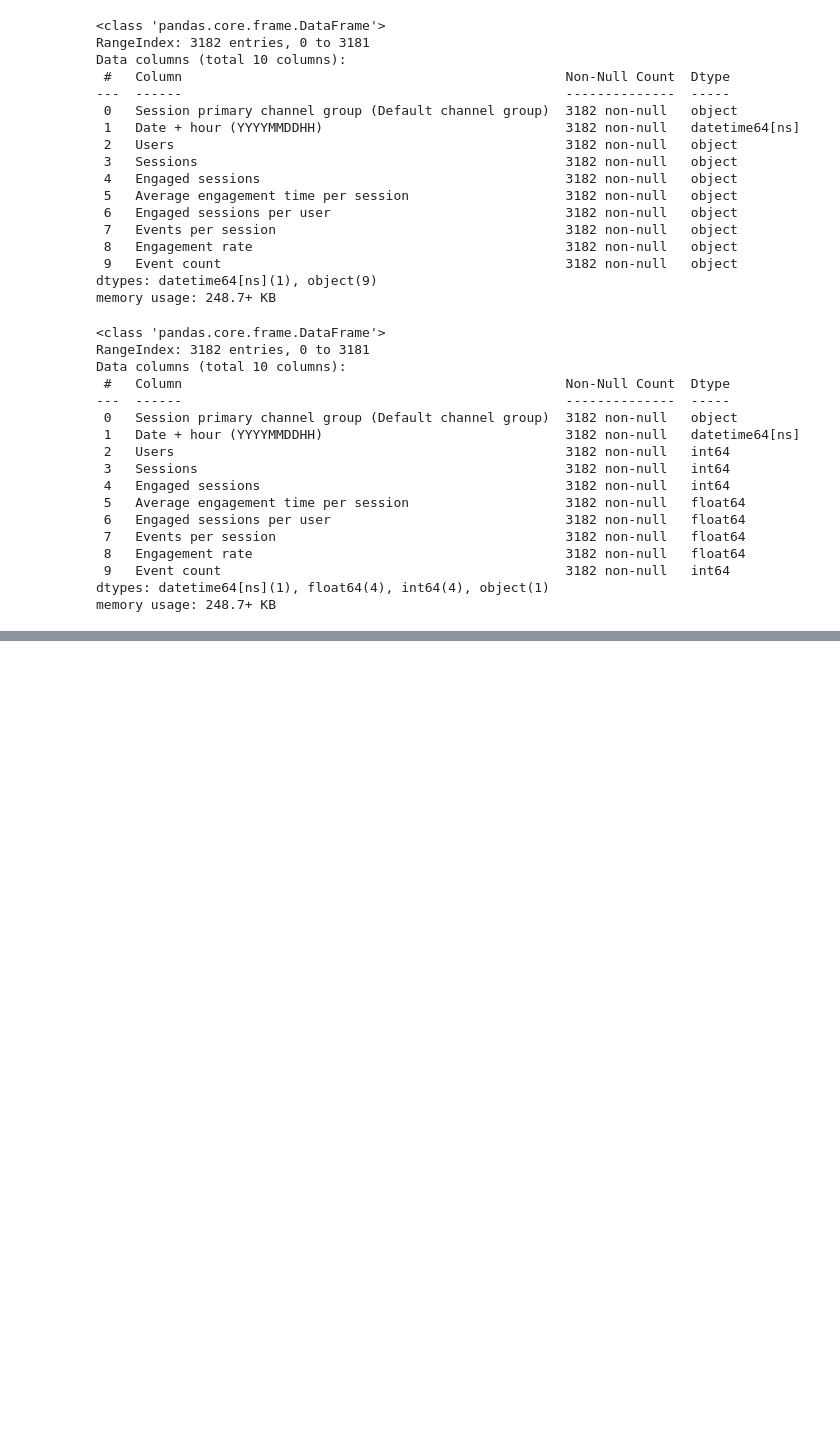
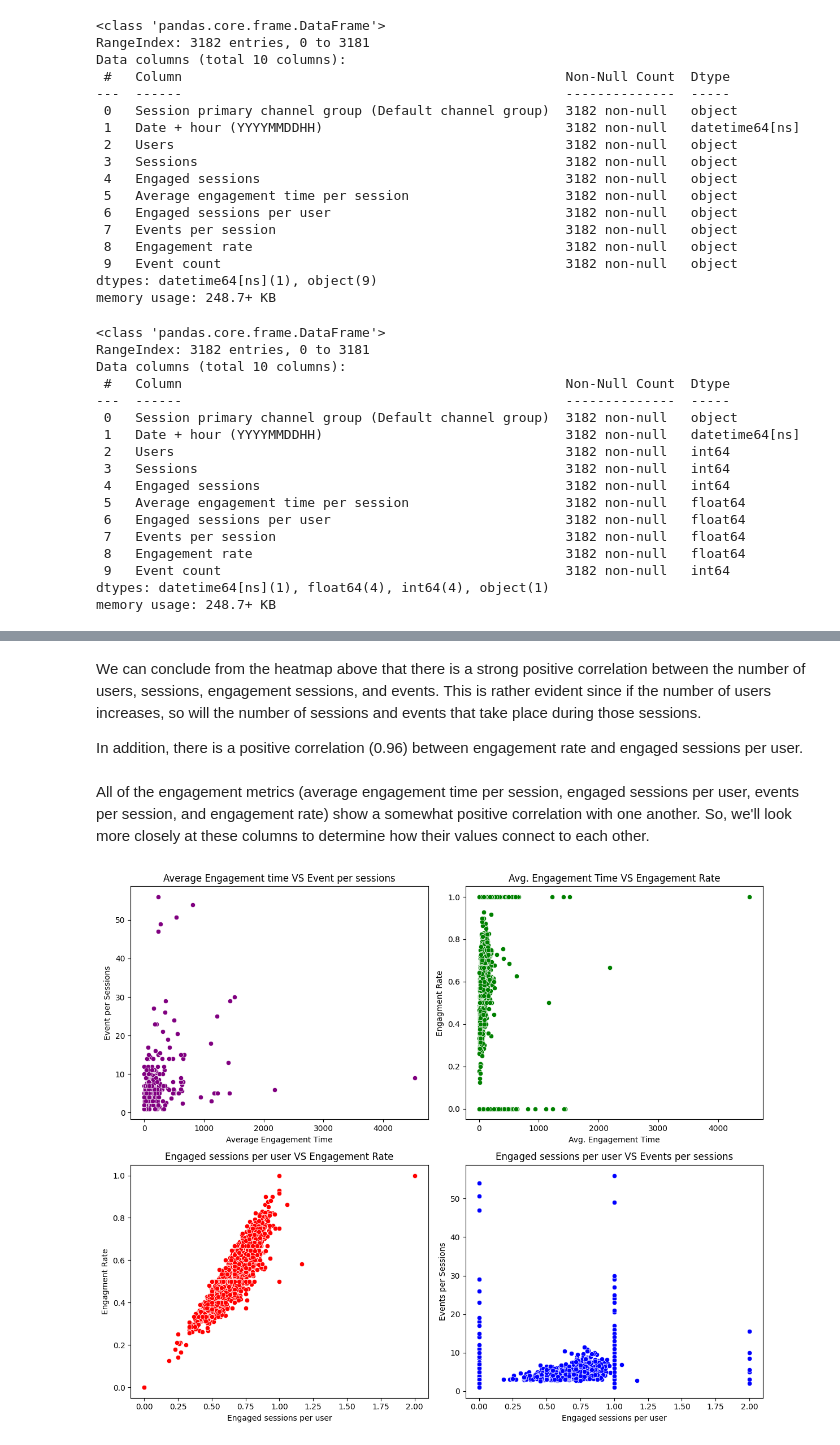
Before and after one commit to Tanwar-Aastha/Website-Performance-Analysis, a Jupyter notebook: performance_analysis.ipynb, the cells around one changed output, grey strips where cells are left out. Drawn from its saved outputs; the diff is of its cells as text; code cells hidden in the pictures; blank space fills up the shorter version.

```diff
--- a/performance_analysis.ipynb
+++ b/performance_analysis.ipynb
@@ -139,0 +144,46 @@ Index(['Session primary channel group (Default channel group)',
+# %% [markdown]
+We can conclude from the heatmap above that there is a strong positive correlation between the number of users, sessions, engagement sessions, and events. This is rather evident since if the number of users increases, so will the number of sessions and events that take place during those sessions.
+
+In addition, there is a positive correlation (0.96) between engagement rate and engaged sessions per user.
+# %% [markdown]
+All of the engagement metrics (average engagement time per session, engaged sessions per user, events per session, and engagement rate) show a somewhat positive correlation with one another. So, we'll look more closely at these columns to determine how their values connect to each other.
+# %%
+fig, ax = plt.subplots(2,2, figsize=(12,10))
+
+# Plot-1
+# Average engagement time per session VS Event per session
+sns.scatterplot(data=data, x=data['Average engagement time per session'], y=data['Events per session'],
+                color= 'purple', ax=ax[0,0])
+ax[0,0].set_title('Average Engagement time VS Event per sessions')
+ax[0,0].set_xlabel('Average Engagement Time')
+ax[0,0].set_ylabel('Event per Sessions')
+
+# Plot-2
+# Average Engagement time VS Engagemement Rate
+sns.scatterplot(data=data, x=data['Average engagement time per session'], y=data['Engagement rate'],
+                color='green', ax=ax[0,1])
+ax[0,1].set_title('Avg. Engagement Time VS Engagement Rate')
+ax[0,1].set_xlabel('Avg. Engagement Time')
+ax[0,1].set_ylabel('Engagment Rate')
+
+# Plot-3
+# Engaged sessions per user VS Engagemement Rate
+sns.scatterplot(data=data, x=data['Engaged sessions per user'], y=data['Engagement rate'],
+                color='red', ax=ax[1,0])
+ax[1,0].set_title('Engaged sessions per user VS Engagement Rate')
+ax[1,0].set_xlabel('Engaged sessions per user')
+ax[1,0].set_ylabel('Engagment Rate')
+
+# Plot-4
+# Engaged sessions per user VS Events per Sessions
+sns.scatterplot(data=data, x=data['Engaged sessions per user'], y=data['Events per session'],
+                color= 'blue', ax=ax[1,1])
+ax[1,1].set_title('Engaged sessions per user VS Events per sessions')
+ax[1,1].set_xlabel('Engaged sessions per user')
+ax[1,1].set_ylabel('Events per Sessions')
+
+
+plt.tight_layout()
+plt.show()
+# %% [output]
+[figure, added]
```
Also changed, not shown: parts of 10 cells of this notebook.
